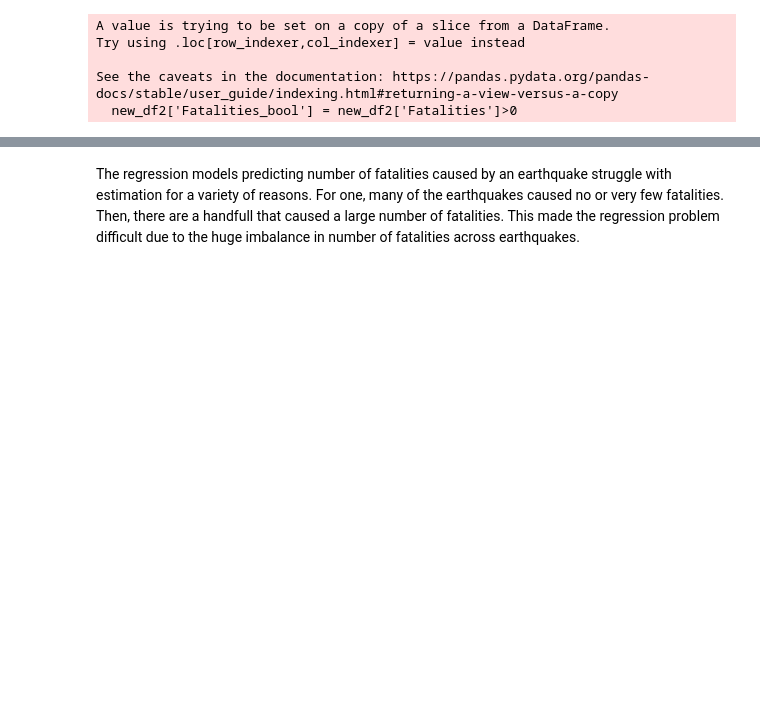
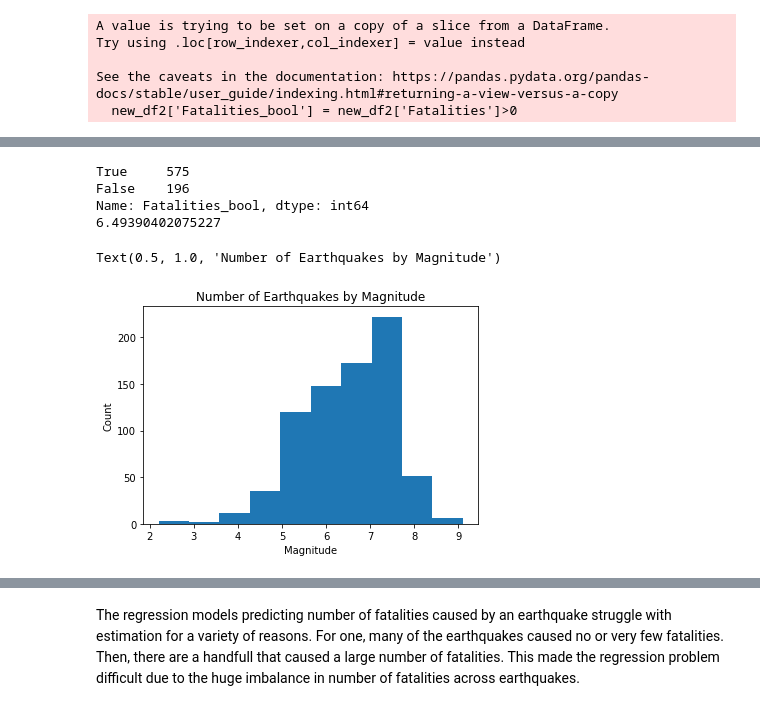
Before and after one commit to trgrimm/Earthquake_Fatality_Prediction, a Jupyter notebook: Earthquake Models.ipynb, the cells around one changed output, grey strips where cells are left out. Cells and saved outputs as stored; diff of their text form; code cells hidden in the pictures; blank space fills up the shorter version.

```diff
--- a/Earthquake Models.ipynb
+++ b/Earthquake Models.ipynb
@@ -467,0 +497,18 @@ See the caveats in the documentation: https://pandas.pydata.org/pandas-docs/stab
+# %%
+print(new_df2.Fatalities_bool.value_counts())
+# 576 of the earthquakes had fatalities, 196 of the earthquakes had no fatalities.
+
+print(new_df2.Magnitude.mean())
+# Average magnitude of about 6.5
+
+plt.hist(new_df2['Magnitude'])
+plt.xlabel("Magnitude")
+plt.ylabel("Count")
+plt.title("Number of Earthquakes by Magnitude")
+# %% [output]
+True     575
+False    196
+Name: Fatalities_bool, dtype: int64
+6.49390402075227
+Text(0.5, 1.0, 'Number of Earthquakes by Magnitude')
+[figure, added]
```
Also changed, not shown: parts of 23 cells of this notebook.
